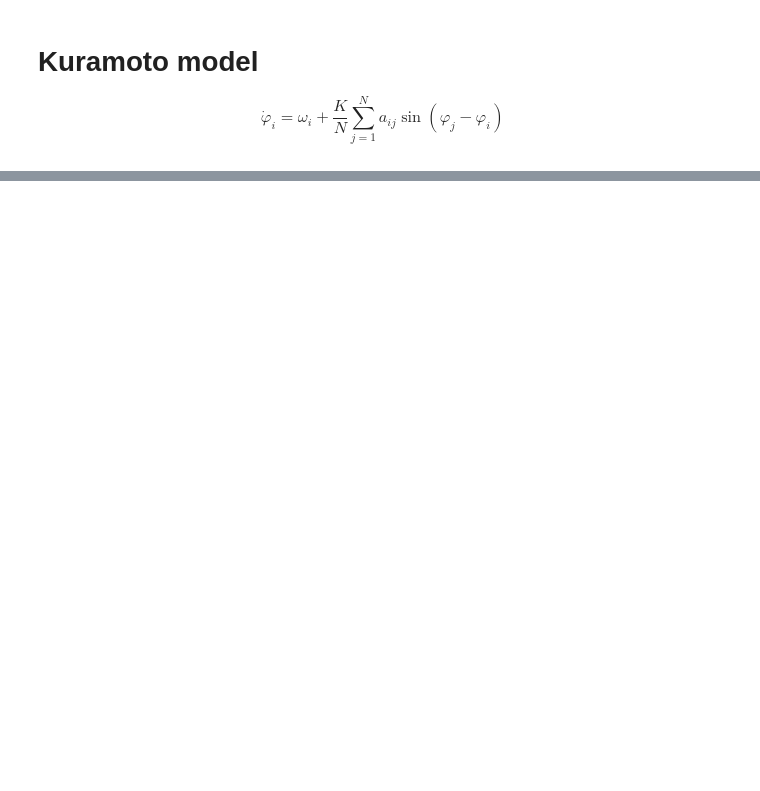
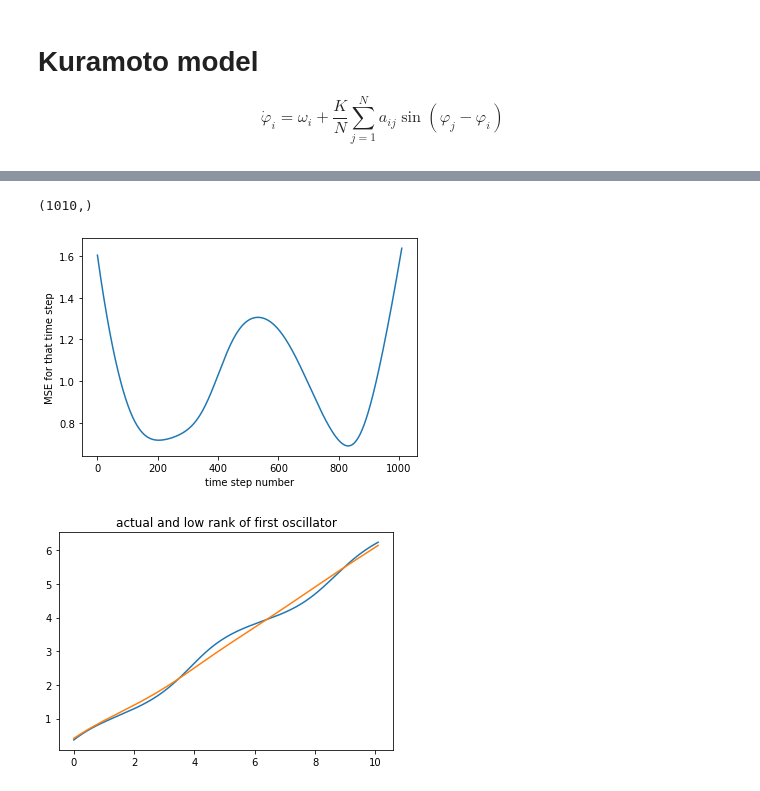
Before and after one commit to KatieJ16/Coupled_oscillators, a Jupyter notebook: Kuramoto_model_2d.ipynb, the cells around one changed output, grey strips where cells are left out. Saved outputs shown, nothing was run; the diff lists cells and outputs as text; code cells hidden in the pictures; blank space fills up the shorter version.

```diff
--- a/Kuramoto_model_2d.ipynb
+++ b/Kuramoto_model_2d.ipynb
@@ -278,4 +245,24 @@ MSE error =  0.6912874922976414
 [interactive output not drawn]
 [interactive output not drawn]
 [interactive output not drawn]
+# %%
+%matplotlib inline
+
+#error plot
+error =  np.linalg.norm(low_rank - sol, axis = 1)
+print(error.shape)
+plt.plot(error)
+plt.xlabel("time step number")
+plt.ylabel("MSE for that time step")
+plt.show()
+
+plt.figure()
+plt.plot(np.arange(0, T_max, dt), sol[:,0])
+plt.plot(np.arange(0, T_max, dt), low_rank[:,0])
+plt.title("actual and low rank of first oscillator")
+plt.show()
+# %% [output]
+(1010,)
+[figure, added]
+[figure, added]
 # %%
```
Also changed, not shown: parts of 15 cells of this notebook.
